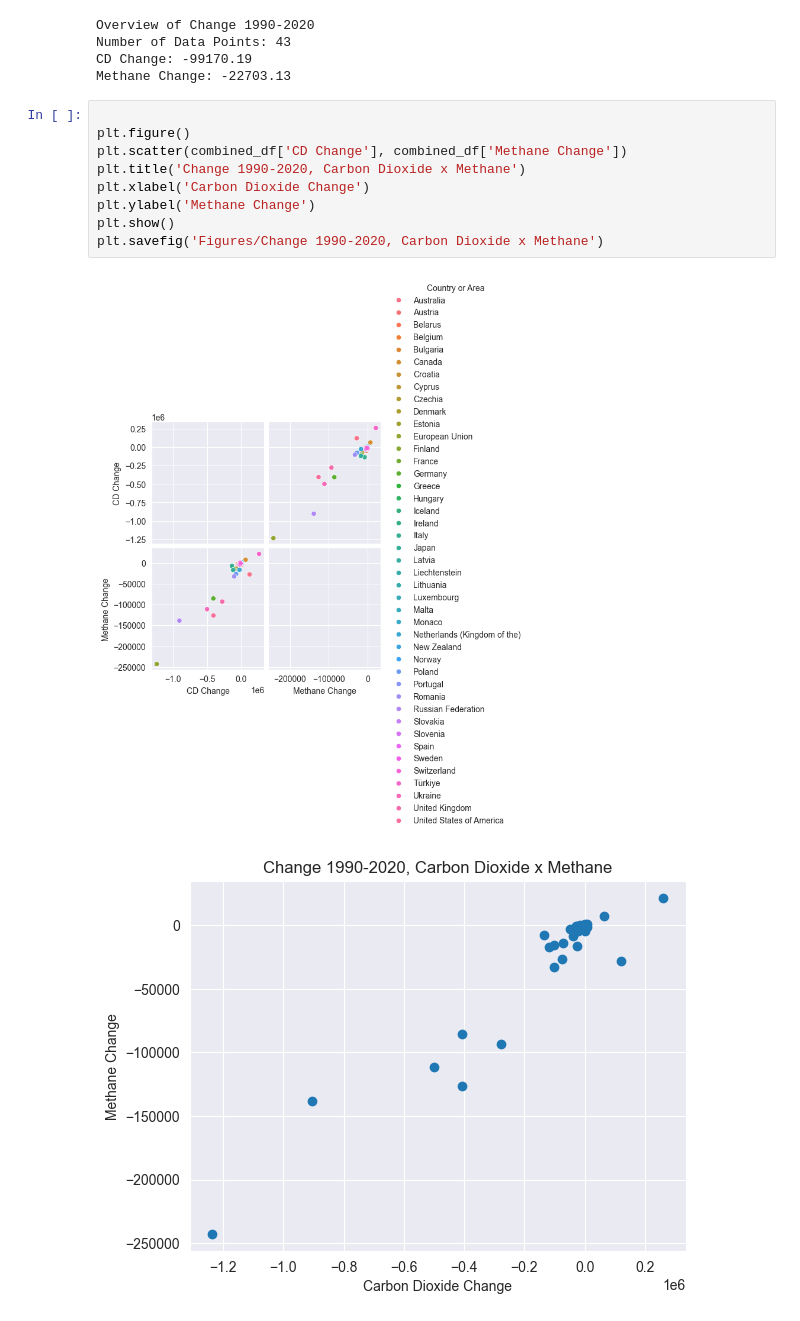
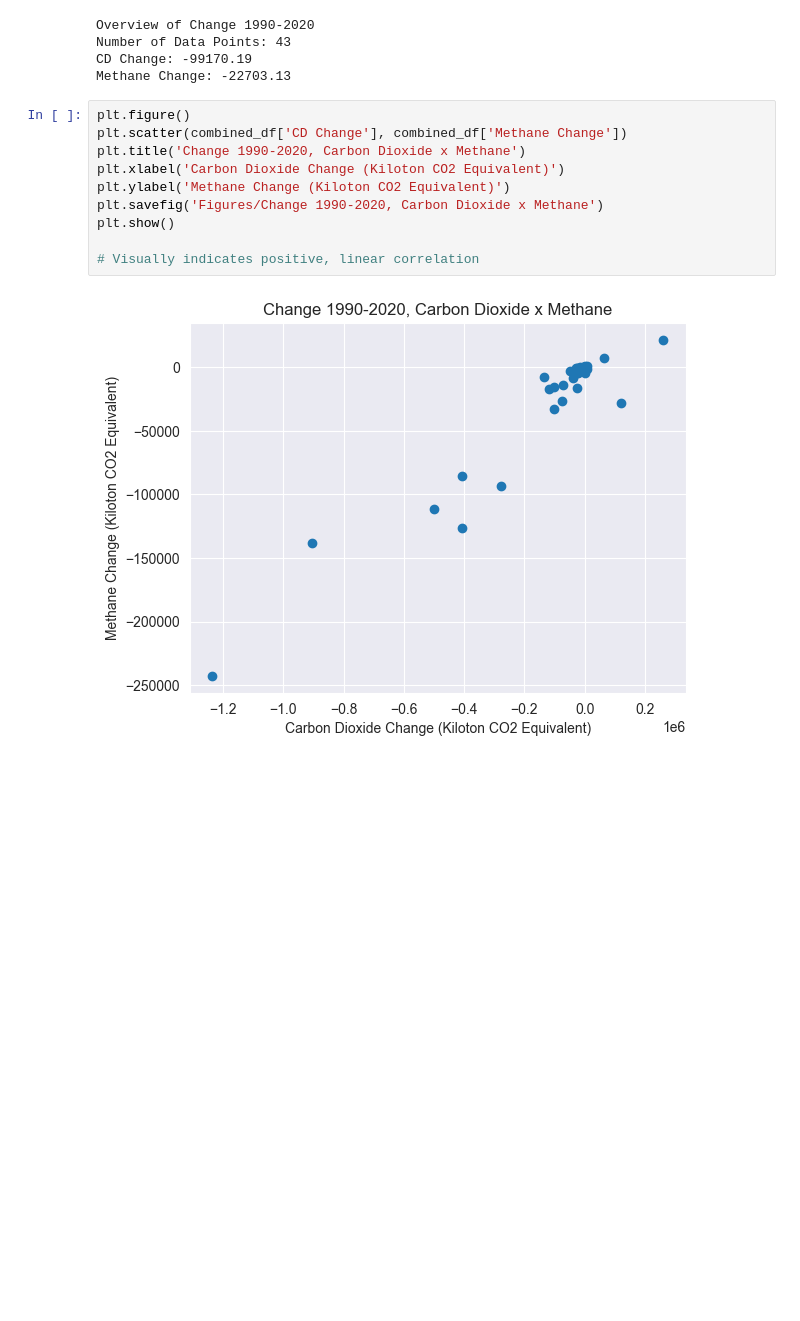
Before and after one commit to meganwilcox/Environment-Methane-Carbon-Dioxide, a Jupyter notebook: Overview.ipynb, the cells around one changed output. Drawn from its saved outputs; the diff is of its cells as text; blank space fills up the shorter version.

```diff
--- a/Overview.ipynb
+++ b/Overview.ipynb
@@ -149,14 +155,14 @@ Number of Data Points: 43
 CD Change: -99170.19
 Methane Change: -22703.13
 # %%
-
 plt.figure()
 plt.scatter(combined_df['CD Change'], combined_df['Methane Change'])
 plt.title('Change 1990-2020, Carbon Dioxide x Methane')
-plt.xlabel('Carbon Dioxide Change')
-plt.ylabel('Methane Change')
+plt.xlabel('Carbon Dioxide Change (Kiloton CO2 Equivalent)')
+plt.ylabel('Methane Change (Kiloton CO2 Equivalent)')
+plt.savefig('Figures/Change 1990-2020, Carbon Dioxide x Methane')
 plt.show()
-plt.savefig('Figures/Change 1990-2020, Carbon Dioxide x Methane')
+
+# Visually indicates positive, linear correlation
 # %% [output]
-[figure, old version]
+[figure, new version]
-[figure, removed]
```
Also changed, not shown: parts of 5 cells of this notebook, 4 other files.
